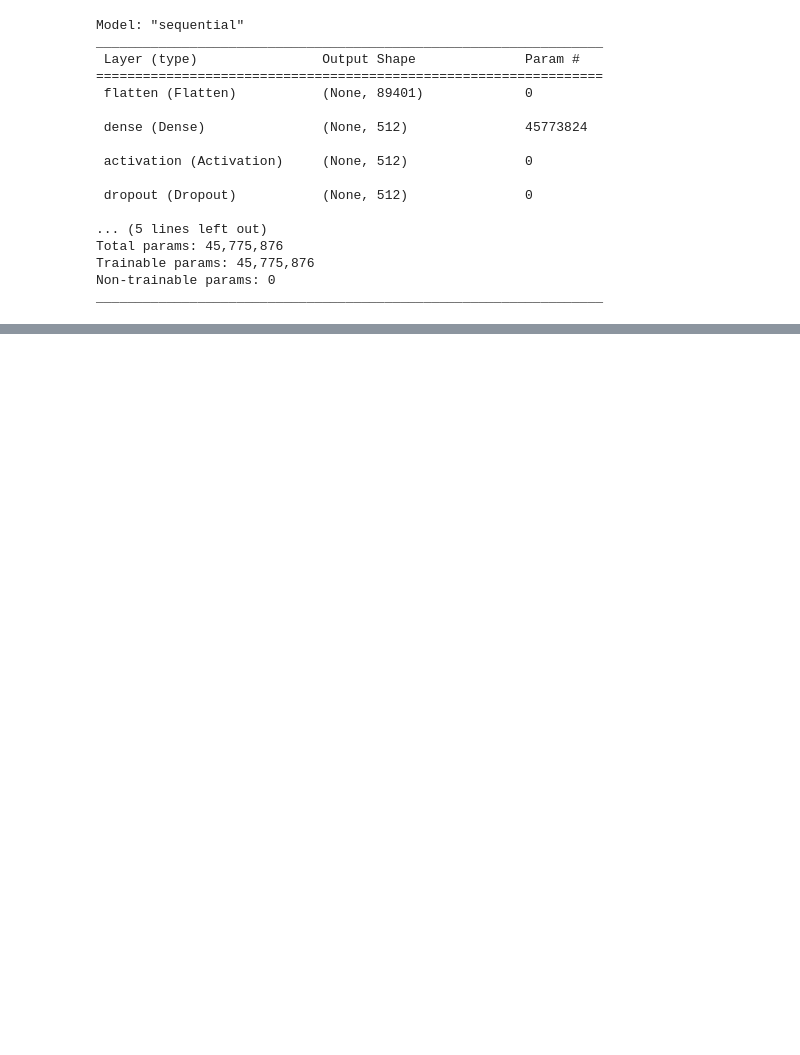
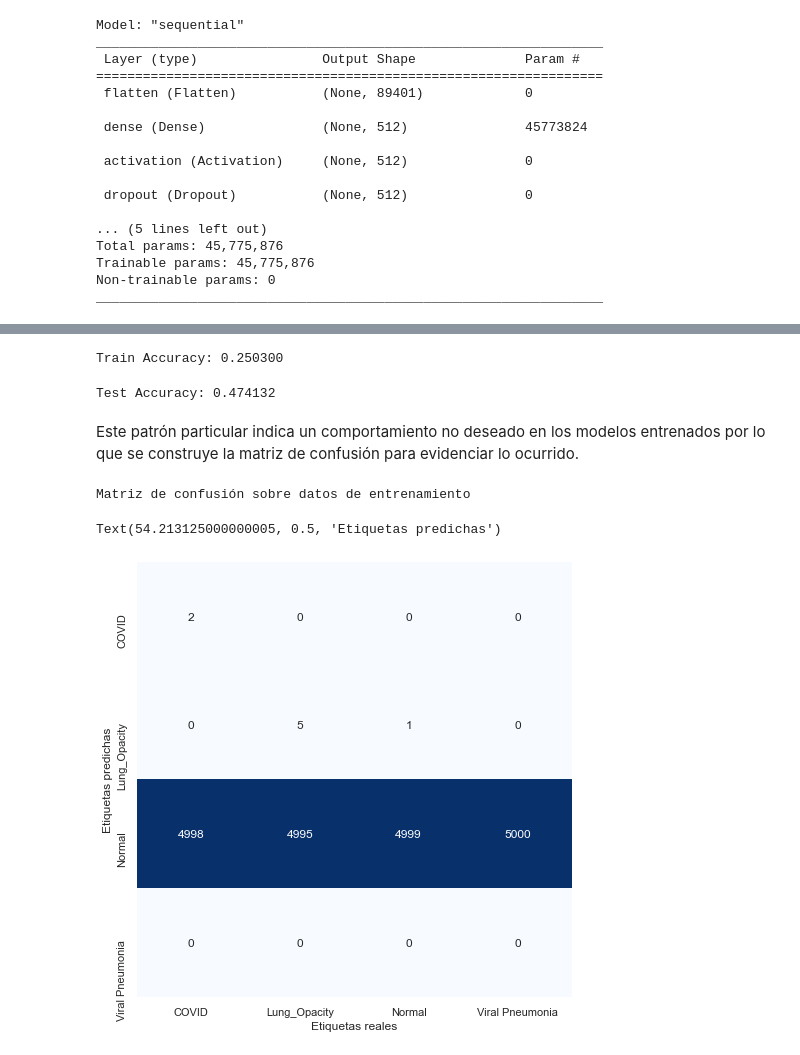
Before and after one commit to DanielGuatibonza/ISIS4219-MLT, a Jupyter notebook: Laboratorios/Laboratorio 3/Laboratorio3_Cárdenas_Cerda_Guatibonza.ipynb, the cells around one changed output, grey strips where cells are left out. Cells and saved outputs as stored; diff of their text form; code cells hidden in the pictures; blank space fills up the shorter version.

```diff
--- a/Laboratorios/Laboratorio 3/Laboratorio3_Cárdenas_Cerda_Guatibonza.ipynb
+++ b/Laboratorios/Laboratorio 3/Laboratorio3_Cárdenas_Cerda_Guatibonza.ipynb
@@ -220,9 +275,9 @@ modelCV = KerasClassifier(build_fn=entrenar_red, epochs=100, verbose=1, shuffle=
 # %%
 pipe = Pipeline([('red_neuronal', modelCV)])
 
-param_grid = dict(red_neuronal__nn1 = [512, 2048, 8192],
-                  red_neuronal__nn2 = [128, 512, 2048],
-                  red_neuronal__nn3 = [32, 128, 512],
+param_grid = dict(red_neuronal__nn1 = [256, 512, 1024],
+                  red_neuronal__nn2 = [32, 64, 128],
+                  red_neuronal__nn3 = [4, 8, 16],
                   red_neuronal__n_layers = [1, 2, 3],
                   red_neuronal__dropout = [0.1, 0.2, 0.3],
                   red_neuronal__activacion_oculta = ['relu','sigmoid'])
@@ -235,5 +292,5 @@ grid = RandomizedSearchCV(pipe, param_grid, scoring=score, verbose=1, cv=3, n_it
 # %%
-grid.fit(X_train, y_train, red_neuronal__callbacks=callbacks)
+grid.fit(X_train, y_train, red_neuronal__batch_size=batch_size, red_neuronal__callbacks=callbacks)
 # %% [output]
 Fitting 3 folds for each of 25 candidates, totalling 75 fits
 Epoch 1/100
@@ -262,0 +354,7 @@ print('Train loss: {:4f}\nTrain Accuracy: {:4f}'.format(score[0], score[1]))
+# %%
+y_pred_train = best_model.predict(X_train)
+# %%
+acc = my_custom_acc(y_train, y_pred_train)
+print('Train Accuracy: {:4f}'.format(acc))
+# %% [output]
+Train Accuracy: 0.250300
@@ -262,0 +363,21 @@ print('Train loss: {:4f}\nTrain Accuracy: {:4f}'.format(score[0], score[1]))
+# %%
+acc = my_custom_acc(y_test, y_pred_test)
+print('Test Accuracy: {:4f}'.format(acc))
+# %% [output]
+Test Accuracy: 0.474132
+# %% [markdown]
+Este patrón particular indica un comportamiento no deseado en los modelos entrenados por lo que se construye la matriz de confusión para evidenciar lo ocurrido.
+# %%
+clases = ['COVID','Lung_Opacity','Normal','Viral Pneumonia']
+print("Matriz de confusión sobre datos de entrenamiento")
+plt.figure(figsize=(8,8))
+mat = confusion_matrix(Y_train, y_pred_train)
+sns.heatmap(mat.T, square=True, annot=True, cmap='Blues',fmt='d', cbar=False,
+            xticklabels=clases,
+            yticklabels=clases)
+plt.xlabel('Etiquetas reales')
+plt.ylabel('Etiquetas predichas')
+# %% [output]
+Matriz de confusión sobre datos de entrenamiento
+Text(54.213125000000005, 0.5, 'Etiquetas predichas')
+[figure, added]
```
Also changed, not shown: parts of 31 cells of this notebook.
